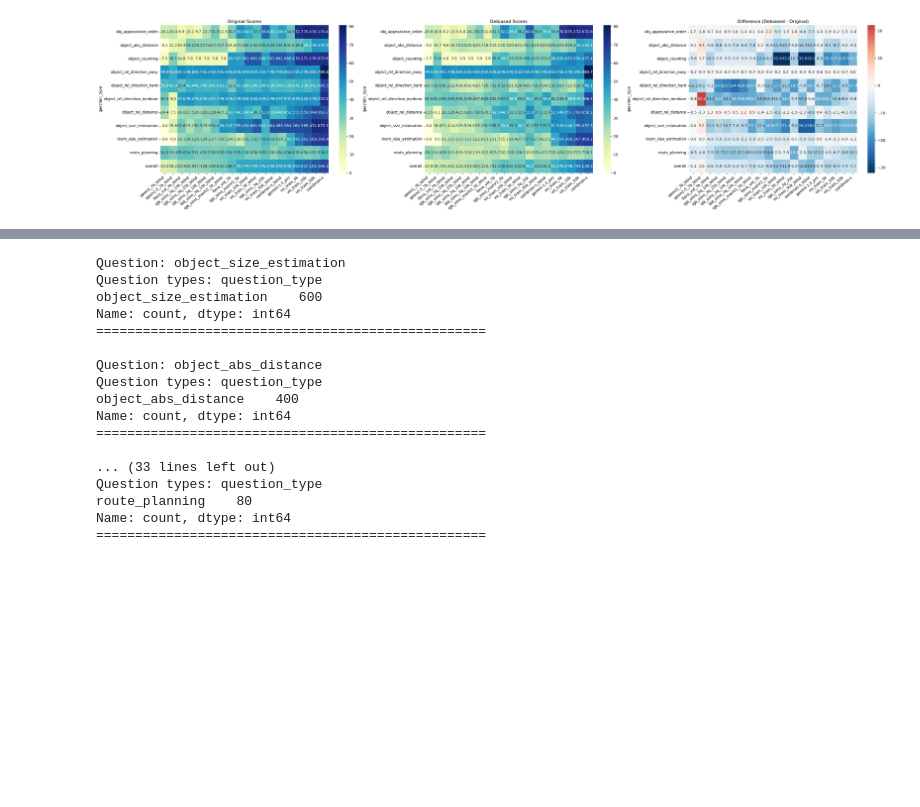
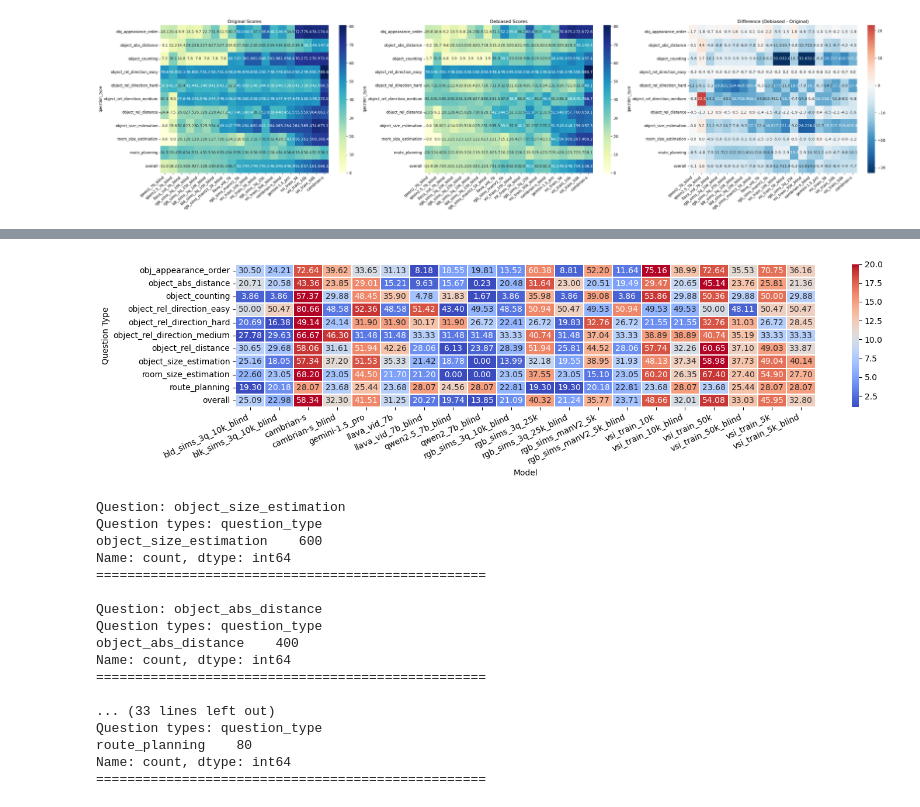
Before and after one commit to vision-x-nyu/test-set-training, a Jupyter notebook: notebooks/vsi_debias__combined.ipynb, the cells around one changed output, grey strips where cells are left out. Saved outputs shown, nothing was run; the diff lists cells and outputs as text; code cells hidden in the pictures; blank space fills up the shorter version.

Commit message:
some code cleanup + make debias_vsi runnable

```diff
--- a/notebooks/vsi_debias__combined.ipynb
+++ b/notebooks/vsi_debias__combined.ipynb
@@ -87,9 +87,9 @@ print(f"Number of ids removed: {len(all_ids)} / {len(df)} ({len(all_ids)/len(df)
 print(f"Number of ids remaining: {len(df) - len(all_ids)} / {len(df)} ({(len(df) - len(all_ids))/len(df) * 100:.2f}%)")
 print("="*50)
 
-deb_qdf = df.loc[~df["id"].isin(all_ids)]
-removed_qdf = df.loc[df["id"].isin(all_ids)]
-dv.visualize_debiasing_impact(df, deb_qdf);
+deb_df = df.loc[~df["id"].isin(all_ids)]
+removed_df = df.loc[df["id"].isin(all_ids)]
+dv.visualize_debiasing_impact(df, deb_df);
 # %% [output]
 600 / 953 (62.96%) of object_size_estimation removed     => 353 / 953 (37.04%) remaining
 400 / 834 (47.96%) of object_abs_distance removed        => 434 / 834 (52.04%) remaining
@@ -122,3 +143,7 @@ Name: id, Length: 5130, dtype: int64
+# %%
+dv.visualize_model_scores(deb_df);
+# %% [output]
+[figure, added]
 # %%
 # ids_map # q : ids
 for q, ids in ids_map.items():
```
Also changed, not shown: parts of 1 cell of this notebook, 1 other file.
